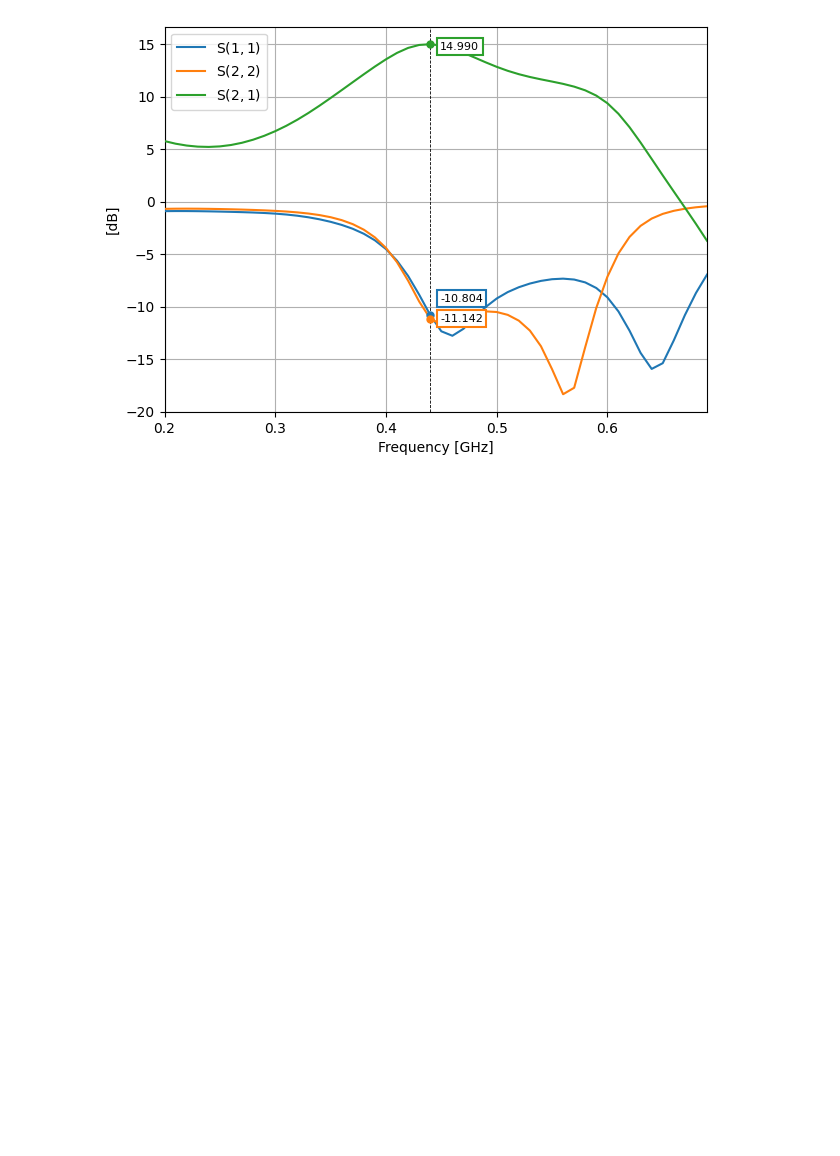
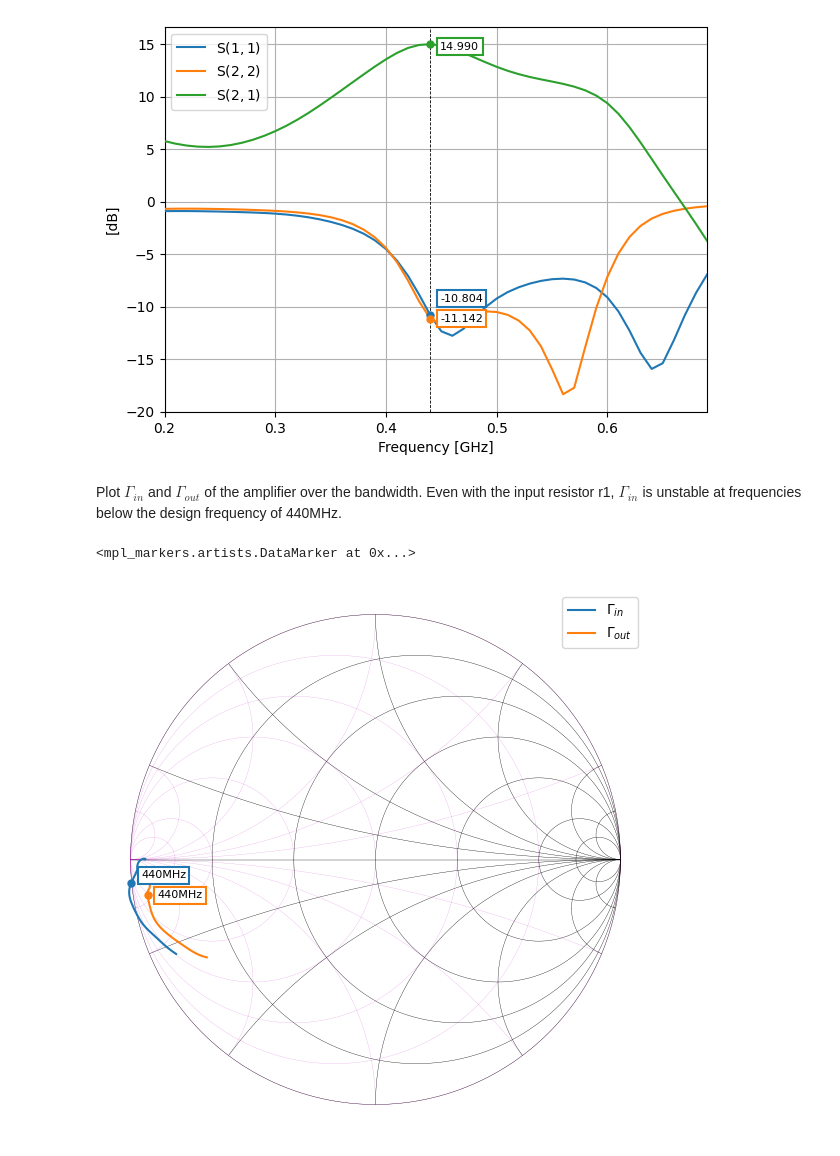
Before and after one commit to ricklyon/rfnetwork, a Jupyter notebook: examples/amplifier_tune.ipynb, the cells around one changed output. Drawn from its saved outputs; the diff is of its cells as text; code cells hidden in the pictures; blank space fills up the shorter version.

```diff
--- a/examples/amplifier_tune.ipynb
+++ b/examples/amplifier_tune.ipynb
@@ -6,6 +6,18 @@ import matplotlib.pyplot as plt
 import mpl_markers as mplm
 
 np.set_printoptions(suppress=True, threshold=12)
+
+# frequency range for plots
+frequency = np.arange(200, 700, 10) * 1e6
+f0 = 440e6 # design frequency
+
+def smithchart_marker(ax, fc: float):
+    """ place a smith chart marker by frequency rather than x/y position """
+
+    f_idx = np.argmin(np.abs(frequency - fc))
+    return mplm.line_marker(
+        idx=f_idx, axes=ax, xline=False, yformatter=lambda x, y, idx: f"{frequency[idx]/1e6:.0f}MHz"
+)
 # %% [markdown]
 # Amplifier Tuning with Internal Probes
 
@@ -241,3 +245,14 @@ mplm.line_marker(x=f0/1e9)
 # %% [output]
 <mpl_markers.artists.DataMarker at 0x...>
 [figure]
+# %% [markdown]
+Plot $\Gamma_{in}$ and $\Gamma_{out}$ of the amplifier over the bandwidth. Even with the input resistor r1, $\Gamma_{in}$ is unstable at frequencies below the design frequency of 440MHz.
+# %%
+ax = pa_m.plot(frequency, ("u1|1", 1), ref_path=("m_in|2", 1), fmt="smith")
+ax = pa_m.plot(frequency, ("u1|2", 2), ref_path=("m_out|1", 2), fmt="smith", axes=ax)
+
+ax.legend(ax.lines[-2:], [r"$\Gamma_{in}$", r"$\Gamma_{out}$"])
+smithchart_marker(ax, f0)
+# %% [output]
+<mpl_markers.artists.DataMarker at 0x...>
+[figure, added]
```
Also changed, not shown: parts of 2 cells of this notebook, 2 other files.
